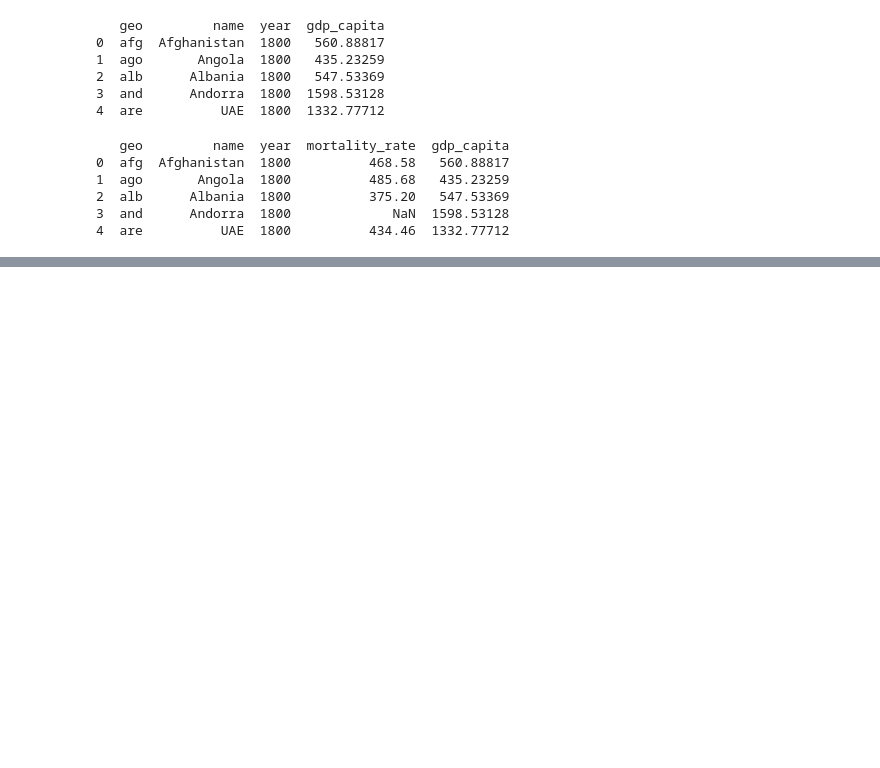
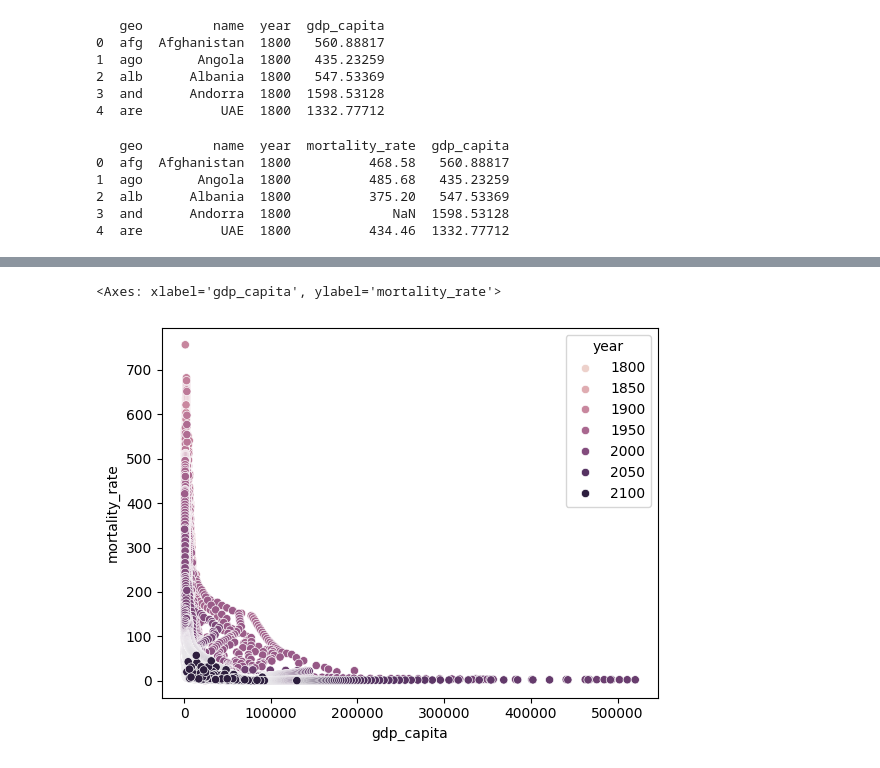
Before and after one commit to narrara/applsoftcomp-sprint-m01, a Jupyter notebook: notebooks/data-format-viz.ipynb, the cells around one changed output, grey strips where cells are left out. Drawn from its saved outputs; the diff is of its cells as text; code cells hidden in the pictures; blank space fills up the shorter version.

```diff
--- a/notebooks/data-format-viz.ipynb
+++ b/notebooks/data-format-viz.ipynb
@@ -46,0 +56,7 @@ print(merged_data_table.head())
+# %%
+# child mortality rate (Y-axis) versus GDP per capita (X-axis)
+merged_data_table['year'] = merged_data_table['year'].astype(int)
+sns.scatterplot(data=merged_data_table, x='gdp_capita', y='mortality_rate', hue='year')
+# %% [output]
+<Axes: xlabel='gdp_capita', ylabel='mortality_rate'>
+[figure, added]
```
Also changed, not shown: parts of 2 cells of this notebook.
